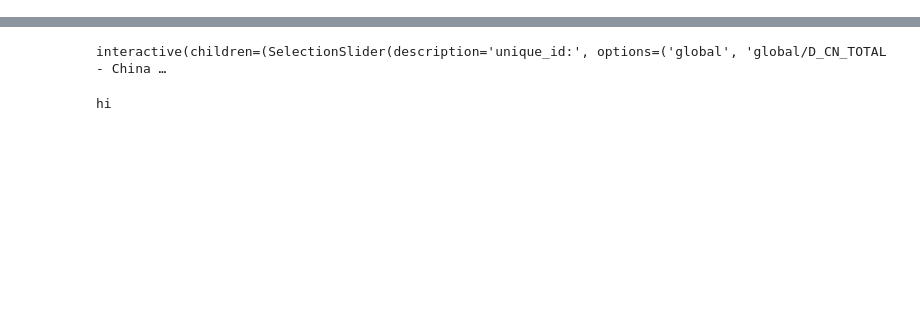
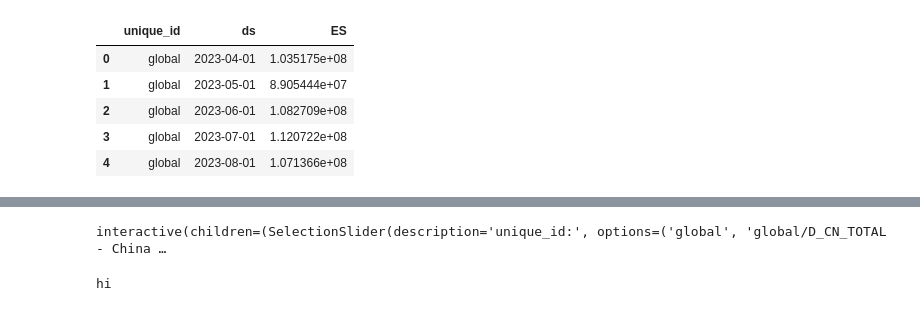
Before and after one commit to achett/Hierarchical-Model, a Jupyter notebook: Bayesian_Hierarchical_Model.ipynb, the cells around one changed output, grey strips where cells are left out. Drawn from its saved outputs; the diff is of its cells as text; code cells hidden in the pictures; blank space fills up the shorter version.

```diff
--- a/Bayesian_Hierarchical_Model.ipynb
+++ b/Bayesian_Hierarchical_Model.ipynb
@@ -46,6 +47,12 @@ from hierarchicalforecast.methods import BottomUp, TopDown, MiddleOut
 
 # #obtain hierarchical dataset
 # from datasetsforecast.hierarchical import HierarchicalData
+# %%
+##############
+# PARAMS
+##############
+fct_periods = 12
+fct_end_date = '2023-12-01'
 # %%
 ##############
 # DATA LOAD - BUDGET
@@ -166,0 +175,78 @@ tgpt = timegpt.forecast(Y_train_df, h=9, freq='MS', time_col='ds', target_col='y
+# %%
+########################
+# RUN ESMOOTH
+########################
+from darts.models import ExponentialSmoothing
+from darts import TimeSeries
+import pandas as pd
+
+# Assuming Y_train_df is your DataFrame
+
+# Function to create a list of TimeSeries objects from the DataFrame
+def create_training_list(df):
+    training_list = []
+    for uid in df['unique_id'].unique():
+        temp_df = df[df['unique_id'] == uid].copy()
+        temp_df.set_index('ds', inplace=True)
+        ts = TimeSeries.from_dataframe(temp_df, value_cols='y')
+        training_list.append(ts)
+    return training_list
+
+# Your existing functions with slight modifications for Darts
+def ESModelBuilder(training_list):
+    listofESmodels = []
+    for ts in training_list:
+        ES_model = ExponentialSmoothing()
+        ES_model.fit(ts)
+        listofESmodels.append(ES_model)
+    return listofESmodels
+
+def ESForecaster(model_list):
+    listofESpreds = []
+    for model in model_list:
+        pred_ES = model.predict(n=fct_periods)
+        listofESpreds.append(pred_ES)
+    return listofESpreds
+
+# Creating a list of TimeSeries objects
+training_list = create_training_list(Y_train_df)
+
+# Building models
+listofESmodels = ESModelBuilder(training_list)
+
+# Generating forecasts
+listofESpreds = ESForecaster(listofESmodels)
+
+# listofESpreds now contains the forecasts for each unique_id
+# Create an empty DataFrame to store the results
+esmooth = pd.DataFrame(columns=['unique_id', 'ds', 'ES'])
+
+# Get unique IDs
+unique_ids = Y_train_df['unique_id'].unique()
+
+# Iterate over the forecasts and unique IDs
+for uid, forecast in zip(unique_ids, listofESpreds):
+    # Convert forecast to DataFrame
+    forecast_df = forecast.pd_dataframe()
+
+    # Reset index to make 'ds' a column
+    forecast_df.reset_index(inplace=True)
+
+    # Rename columns to match the desired output
+    forecast_df.rename(columns={'index': 'ds', forecast_df.columns[1]: 'ES'}, inplace=True)
+
+    # Add the unique_id column
+    forecast_df['unique_id'] = uid
+
+    # Append to the final DataFrame
+    esmooth = pd.concat([esmooth, forecast_df], ignore_index=True)
+
+# final_df now contains the data in the format ['unique_id', 'ds', 'ES']
+esmooth.head()
+# %% [output]
+|  | unique_id | ds | ES |
+| 0 | global | 2023-04-01 | 1.035175e+08 |
+| 1 | global | 2023-05-01 | 8.905444e+07 |
+| 2 | global | 2023-06-01 | 1.082709e+08 |
+| 3 | global | 2023-07-01 | 1.120722e+08 |
+| 4 | global | 2023-08-01 | 1.071366e+08 |
```
Also changed, not shown: parts of 12 cells of this notebook.
